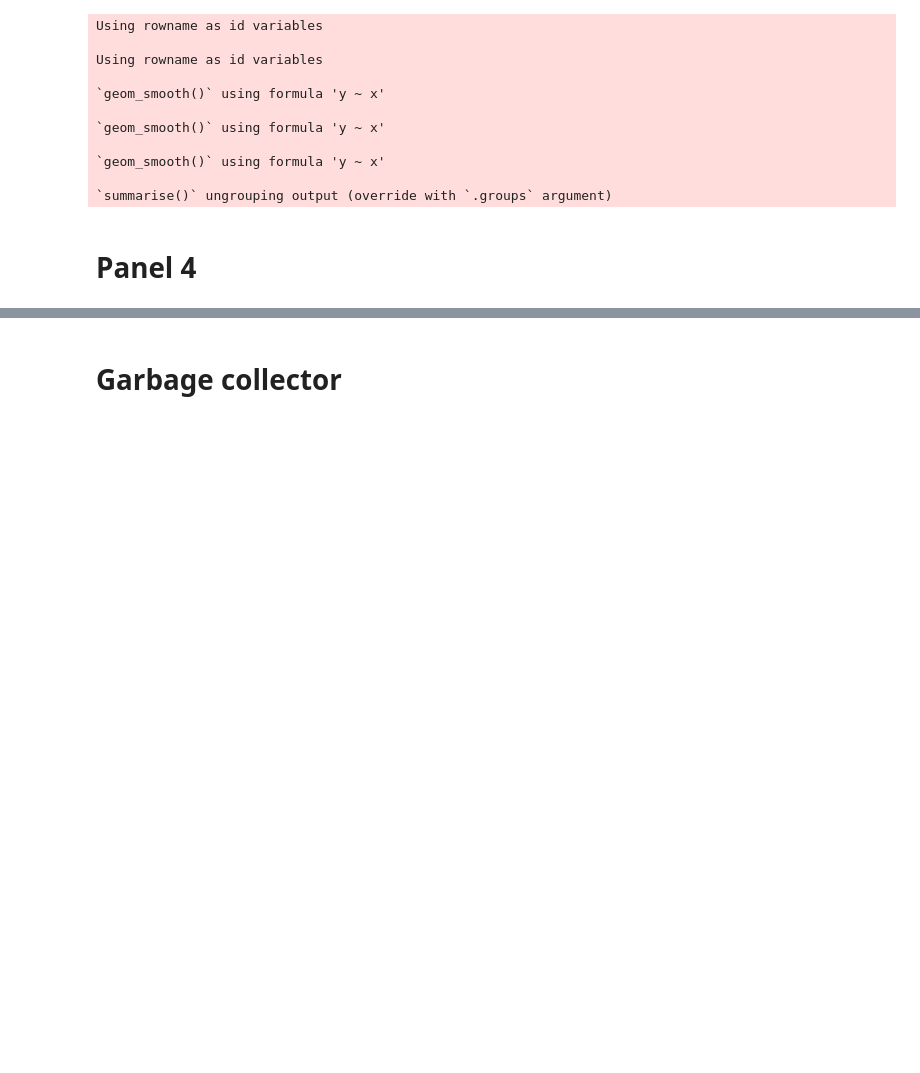
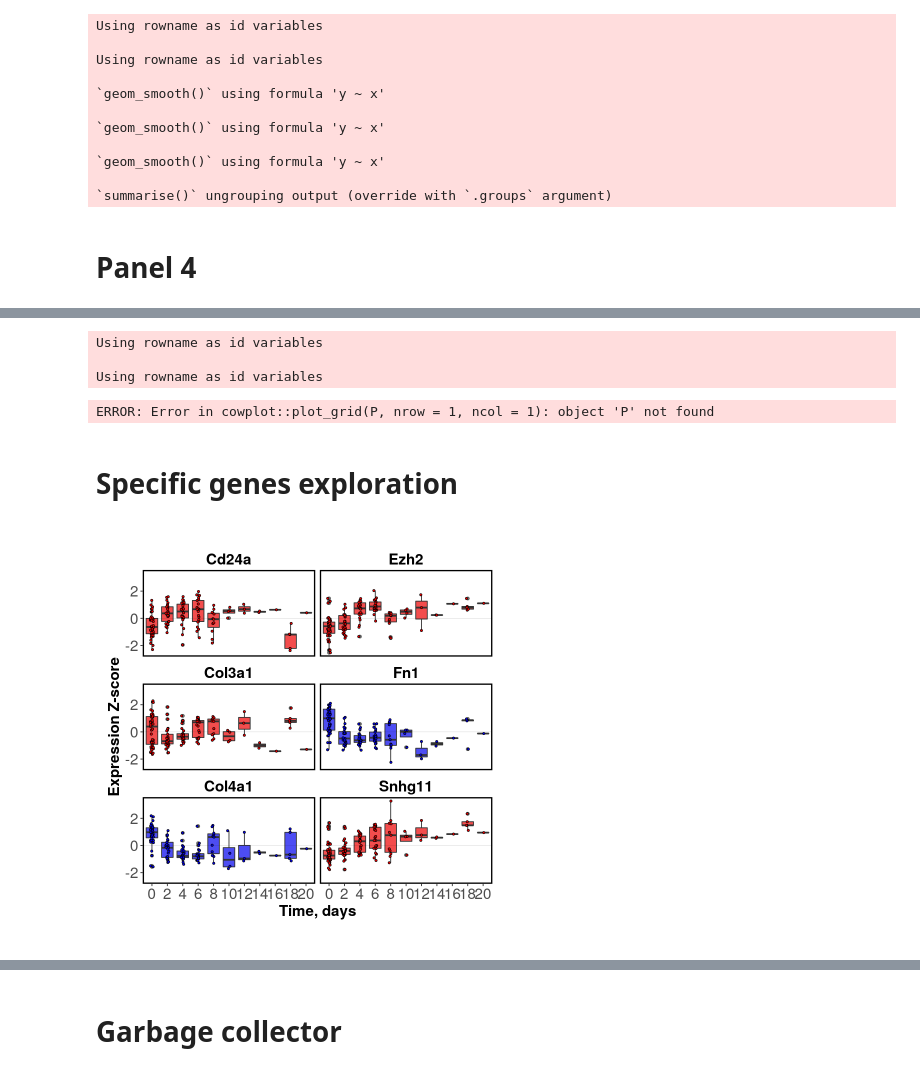
Before and after one commit to shappiron/Reprogramming_meta, a Jupyter notebook: only_plots.ipynb, the cells around one changed output, grey strips where cells are left out. Cells and saved outputs as stored; diff of their text form; code cells hidden in the pictures; blank space fills up the shorter version.

```diff
--- a/only_plots.ipynb
+++ b/only_plots.ipynb
@@ -390,0 +391,38 @@ lis <- plot_hallmark(gsea, F, return_table=TRUE)
+# %%
+# Give the input file name to the function.
+ultradf <- fromJSON("./data/ultradf_v4.json")
+
+#parsing mouse
+for (i in names(ultradf)) {
+    df <- read.csv(text=ultradf[[i]]$data, row.names=2)[, -1]
+    pheno <- read.csv(text=ultradf[[i]]$pheno)
+    stopifnot(nrow(pheno)==ncol(df))
+    ultradf[[i]]$data <- df
+    ultradf[[i]]$pheno <- pheno
+}
+
+ultrahuman <- fromJSON("./data/ultradf_human_v3.json")
+
+#parsing human
+for (i in names(ultrahuman)) {
+    df <- read.csv(text=ultrahuman[[i]]$data, row.names=2)[, -1]
+    pheno <- read.csv(text=ultrahuman[[i]]$pheno)
+    stopifnot(nrow(pheno)==ncol(df))
+    ultrahuman[[i]]$data <- df
+    ultrahuman[[i]]$pheno <- pheno
+}
+
+# convert human etz to mouse etz
+one2one <- read.csv('subdata/human2mouse_entrez.csv')
+#convert human to mouse in all human datasets
+for (i in 1:length(ultrahuman)){
+    tmp <- ultrahuman[[i]]$data[as.character(one2one$human),]
+    rownames(tmp) <- as.character(one2one$mouse)
+    ultrahuman[[i]]$data <- tmp
+}
+
+#merge mouse and human
+ultradf <- c(ultradf, ultrahuman)
+
+tmp_result <- get_slopes(ultradf, stoplist=c(), genelist=c())
+datasets_list <- tmp_result[['datasets']]
@@ -390,0 +447,22 @@ lis <- plot_hallmark(gsea, F, return_table=TRUE)
+# %%
+gA <- ggheatmap(datasets_list,
+                type='pairwise_top', method='spearman', top=350, pvplot=F,
+                label_size=1.2, value_size=0.8, title="Spearman correlation",
+                measure="logFC", criterion="FDR",
+                orderCol = T, orderRow = T, dendroLineSize = 0.5,
+                fontsize = 20,  scaleName = "value",
+                distMethod = "euclidean", clustMethod = "complete")
+
+ggsave('figs/all_corelations.pdf', gA, width=WIDTH, height=19, units = "cm", dpi=300, scale=2.5)
+# %% [output]
+Using rowname as id variables
+
+Using rowname as id variables
+ERROR: Error in cowplot::plot_grid(P, nrow = 1, ncol = 1): object 'P' not found
+# %% [markdown]
+# Specific genes exploration
+# %%
+plot_dynamics(signature_mouse, ultradf, top=5, interval=2,
+            selected_genes=c('Col3a1', "Ezh2", "Cd24a", "Col4a1", 'Fn1', 'Snhg11'))
+# %% [output]
+[figure, added]
```
Also changed, not shown: parts of 4 cells of this notebook.
